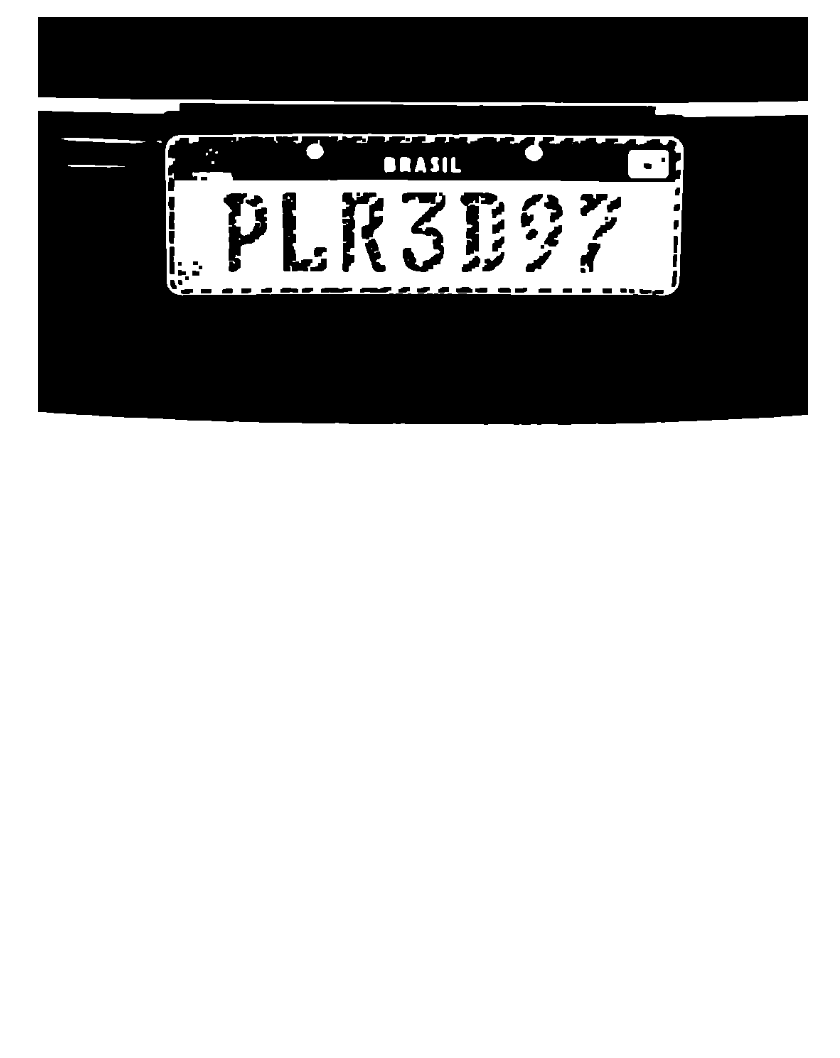
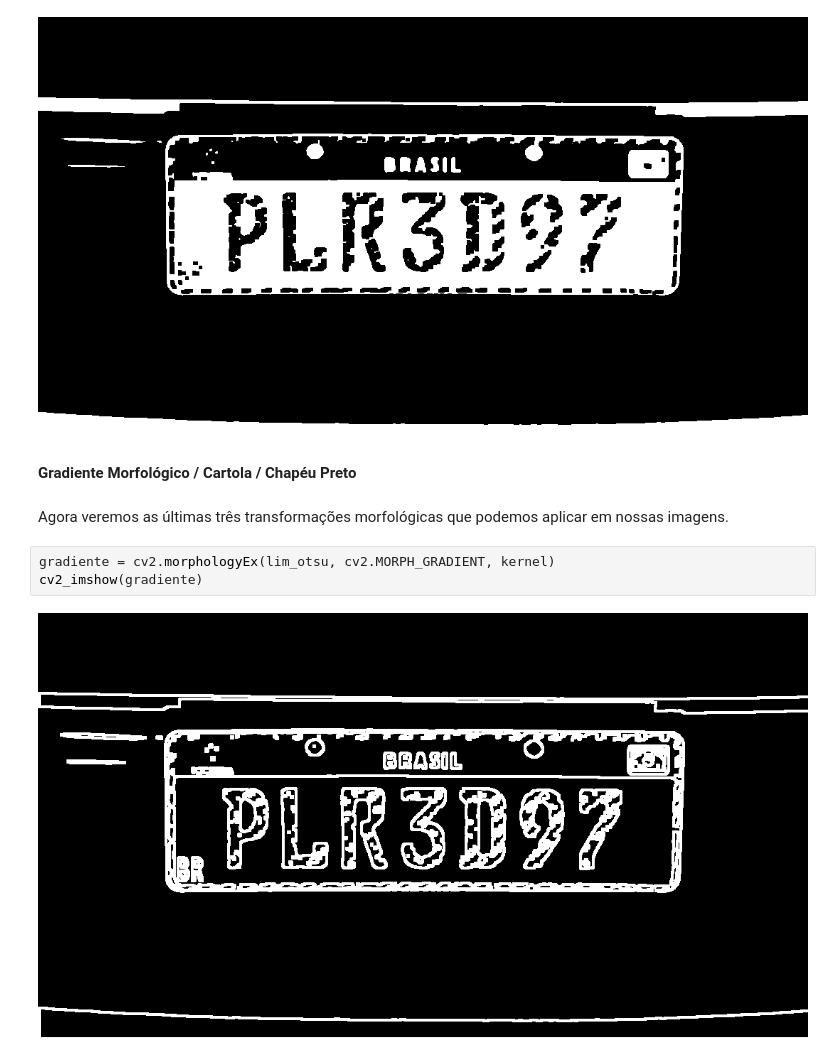
Before and after one commit to arianepolitano/estudo-IA, a Jupyter notebook: Reconhecimento_placas_carro.ipynb, the cells around one changed output. Saved outputs shown, nothing was run; the diff lists cells and outputs as text; blank space fills up the shorter version.

```diff
--- a/Reconhecimento_placas_carro.ipynb
+++ b/Reconhecimento_placas_carro.ipynb
@@ -276,3 +288,12 @@ fechamento = cv2.morphologyEx(lim_otsu, cv2.MORPH_CLOSE, kernel)
 cv2_imshow(fechamento)
 # %% [output]
 [figure]
+# %% [markdown]
+**Gradiente Morfológico / Cartola / Chapéu Preto**
+# %% [markdown]
+Agora veremos as últimas três transformações morfológicas que podemos aplicar em nossas imagens.
+# %%
+gradiente = cv2.morphologyEx(lim_otsu, cv2.MORPH_GRADIENT, kernel)
+cv2_imshow(gradiente)
+# %% [output]
+[figure, added]
```
Also changed, not shown: parts of 17 cells of this notebook.
